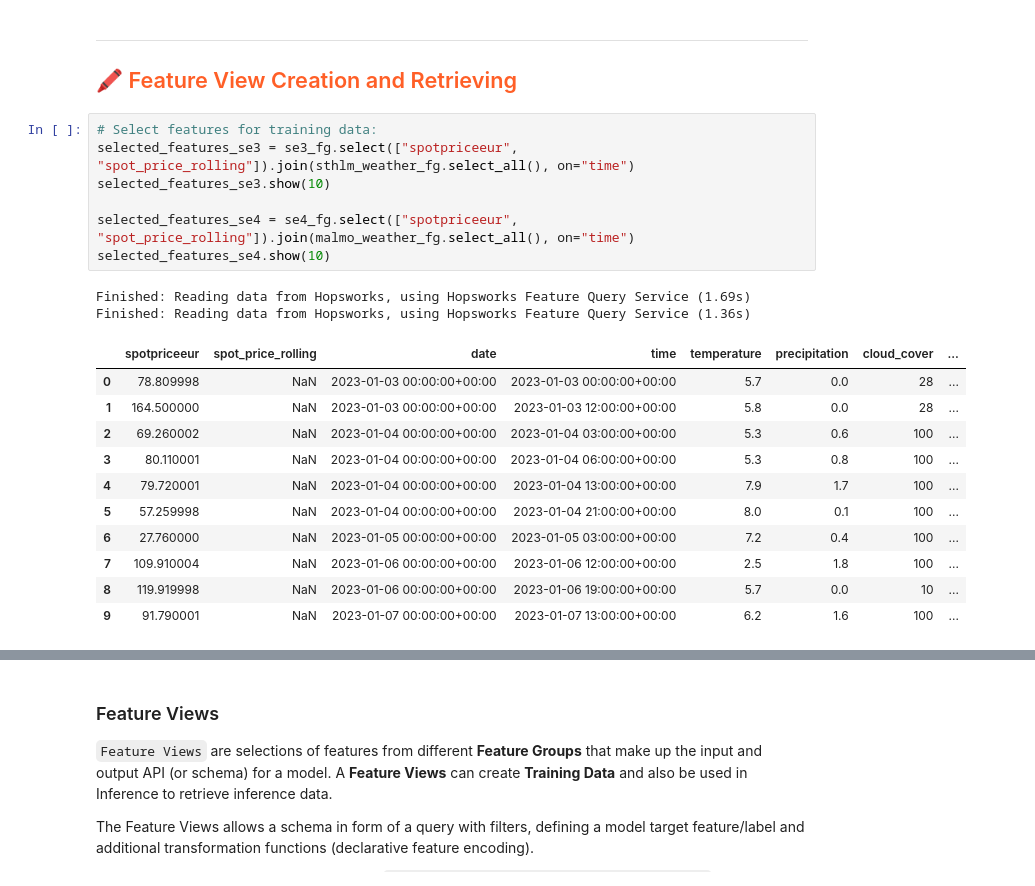
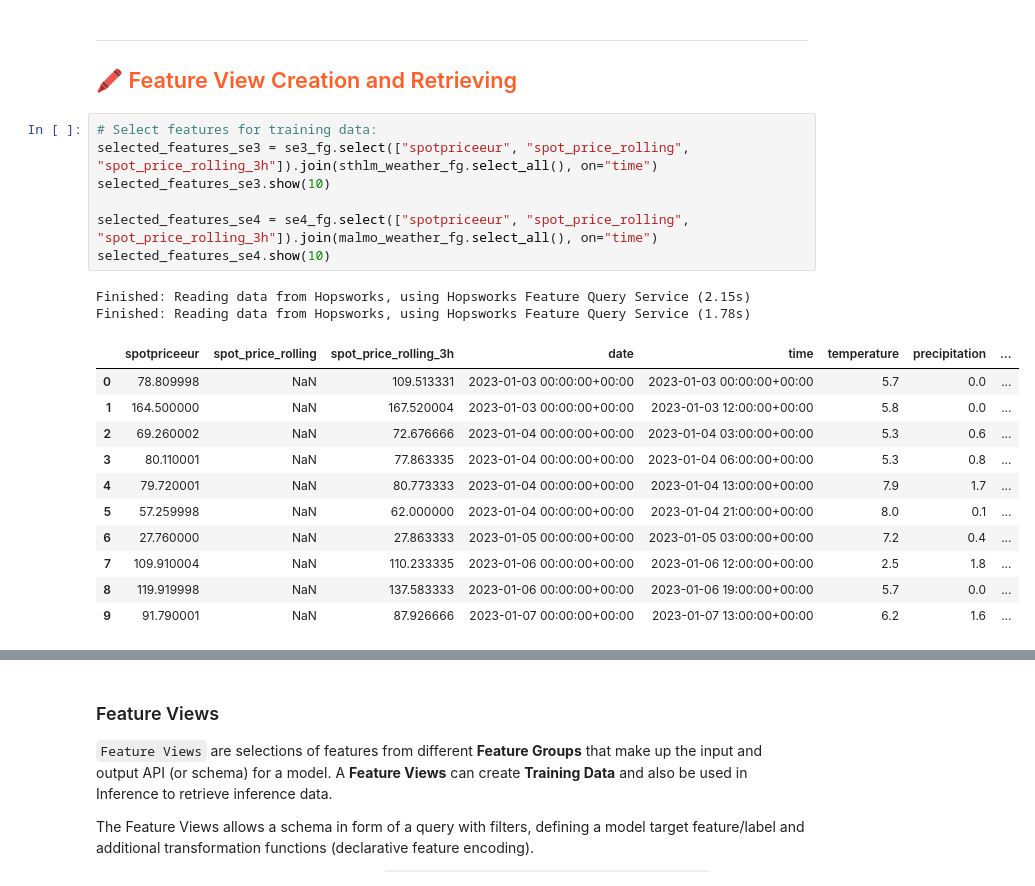
Before and after one commit to EliasSchuhmacher/ML_Project_Electricity, a Jupyter notebook: notebooks/3_training_pipeline_combined.ipynb, the cells around one changed output, grey strips where cells are left out. Drawn from its saved outputs; the diff is of its cells as text.

```diff
--- a/notebooks/3_training_pipeline_combined.ipynb
+++ b/notebooks/3_training_pipeline_combined.ipynb
@@ -67,25 +68,25 @@ malmo_weather_fg = fs.get_feature_group(
 ## <span style="color:#ff5f27;"> 🖍 Feature View Creation and Retrieving </span>
 # %%
 # Select features for training data:
-selected_features_se3 = se3_fg.select(["spotpriceeur", "spot_price_rolling"]).join(sthlm_weather_fg.select_all(), on="time")
+selected_features_se3 = se3_fg.select(["spotpriceeur", "spot_price_rolling", "spot_price_rolling_3h"]).join(sthlm_weather_fg.select_all(), on="time")
 selected_features_se3.show(10)
 
-selected_features_se4 = se4_fg.select(["spotpriceeur", "spot_price_rolling"]).join(malmo_weather_fg.select_all(), on="time")
+selected_features_se4 = se4_fg.select(["spotpriceeur", "spot_price_rolling", "spot_price_rolling_3h"]).join(malmo_weather_fg.select_all(), on="time")
 selected_features_se4.show(10)
 # %% [output]
-Finished: Reading data from Hopsworks, using Hopsworks Feature Query Service (1.69s)
-Finished: Reading data from Hopsworks, using Hopsworks Feature Query Service (1.36s)
+Finished: Reading data from Hopsworks, using Hopsworks Feature Query Service (2.15s)
+Finished: Reading data from Hopsworks, using Hopsworks Feature Query Service (1.78s)
-|  | spotpriceeur | spot_price_rolling | date | time | temperature | precipitation | cloud_cover | ... |
-| 0 | 78.809998 | NaN | 2023-01-03 00:00:00+00:00 | 2023-01-03 00:00:00+00:00 | 5.7 | 0.0 | 28 | ... |
-| 1 | 164.500000 | NaN | 2023-01-03 00:00:00+00:00 | 2023-01-03 12:00:00+00:00 | 5.8 | 0.0 | 28 | ... |
-| 2 | 69.260002 | NaN | 2023-01-04 00:00:00+00:00 | 2023-01-04 03:00:00+00:00 | 5.3 | 0.6 | 100 | ... |
-| 3 | 80.110001 | NaN | 2023-01-04 00:00:00+00:00 | 2023-01-04 06:00:00+00:00 | 5.3 | 0.8 | 100 | ... |
-| 4 | 79.720001 | NaN | 2023-01-04 00:00:00+00:00 | 2023-01-04 13:00:00+00:00 | 7.9 | 1.7 | 100 | ... |
-| 5 | 57.259998 | NaN | 2023-01-04 00:00:00+00:00 | 2023-01-04 21:00:00+00:00 | 8.0 | 0.1 | 100 | ... |
-| 6 | 27.760000 | NaN | 2023-01-05 00:00:00+00:00 | 2023-01-05 03:00:00+00:00 | 7.2 | 0.4 | 100 | ... |
-| 7 | 109.910004 | NaN | 2023-01-06 00:00:00+00:00 | 2023-01-06 12:00:00+00:00 | 2.5 | 1.8 | 100 | ... |
-| 8 | 119.919998 | NaN | 2023-01-06 00:00:00+00:00 | 2023-01-06 19:00:00+00:00 | 5.7 | 0.0 | 10 | ... |
-| 9 | 91.790001 | NaN | 2023-01-07 00:00:00+00:00 | 2023-01-07 13:00:00+00:00 | 6.2 | 1.6 | 100 | ... |
+|  | spotpriceeur | spot_price_rolling | spot_price_rolling_3h | date | time | temperature | precipitation | ... |
+| 0 | 78.809998 | NaN | 109.513331 | 2023-01-03 00:00:00+00:00 | 2023-01-03 00:00:00+00:00 | 5.7 | 0.0 | ... |
+| 1 | 164.500000 | NaN | 167.520004 | 2023-01-03 00:00:00+00:00 | 2023-01-03 12:00:00+00:00 | 5.8 | 0.0 | ... |
+| 2 | 69.260002 | NaN | 72.676666 | 2023-01-04 00:00:00+00:00 | 2023-01-04 03:00:00+00:00 | 5.3 | 0.6 | ... |
+| 3 | 80.110001 | NaN | 77.863335 | 2023-01-04 00:00:00+00:00 | 2023-01-04 06:00:00+00:00 | 5.3 | 0.8 | ... |
+| 4 | 79.720001 | NaN | 80.773333 | 2023-01-04 00:00:00+00:00 | 2023-01-04 13:00:00+00:00 | 7.9 | 1.7 | ... |
+| 5 | 57.259998 | NaN | 62.000000 | 2023-01-04 00:00:00+00:00 | 2023-01-04 21:00:00+00:00 | 8.0 | 0.1 | ... |
+| 6 | 27.760000 | NaN | 27.863333 | 2023-01-05 00:00:00+00:00 | 2023-01-05 03:00:00+00:00 | 7.2 | 0.4 | ... |
+| 7 | 109.910004 | NaN | 110.233335 | 2023-01-06 00:00:00+00:00 | 2023-01-06 12:00:00+00:00 | 2.5 | 1.8 | ... |
+| 8 | 119.919998 | NaN | 137.583333 | 2023-01-06 00:00:00+00:00 | 2023-01-06 19:00:00+00:00 | 5.7 | 0.0 | ... |
+| 9 | 91.790001 | NaN | 87.926666 | 2023-01-07 00:00:00+00:00 | 2023-01-07 13:00:00+00:00 | 6.2 | 1.6 | ... |
 # %%
 # Select features for training data.
 # selected_features = air_quality_fg.select(['pm25', 'rolling_mean_pm25']).join(weather_fg.select_all(), on=['city'])
```
Also changed, not shown: parts of 9 cells of this notebook, 15 other files.
